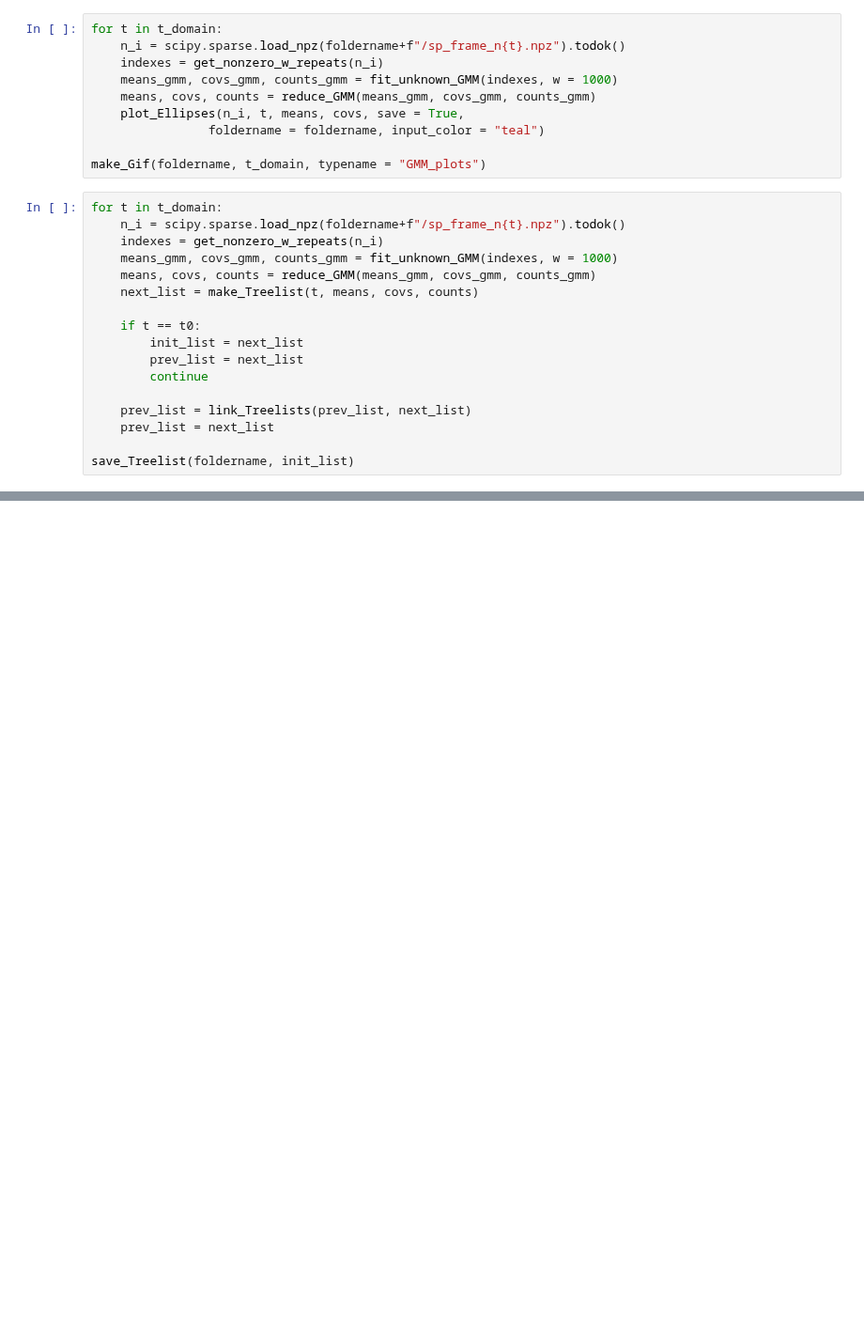
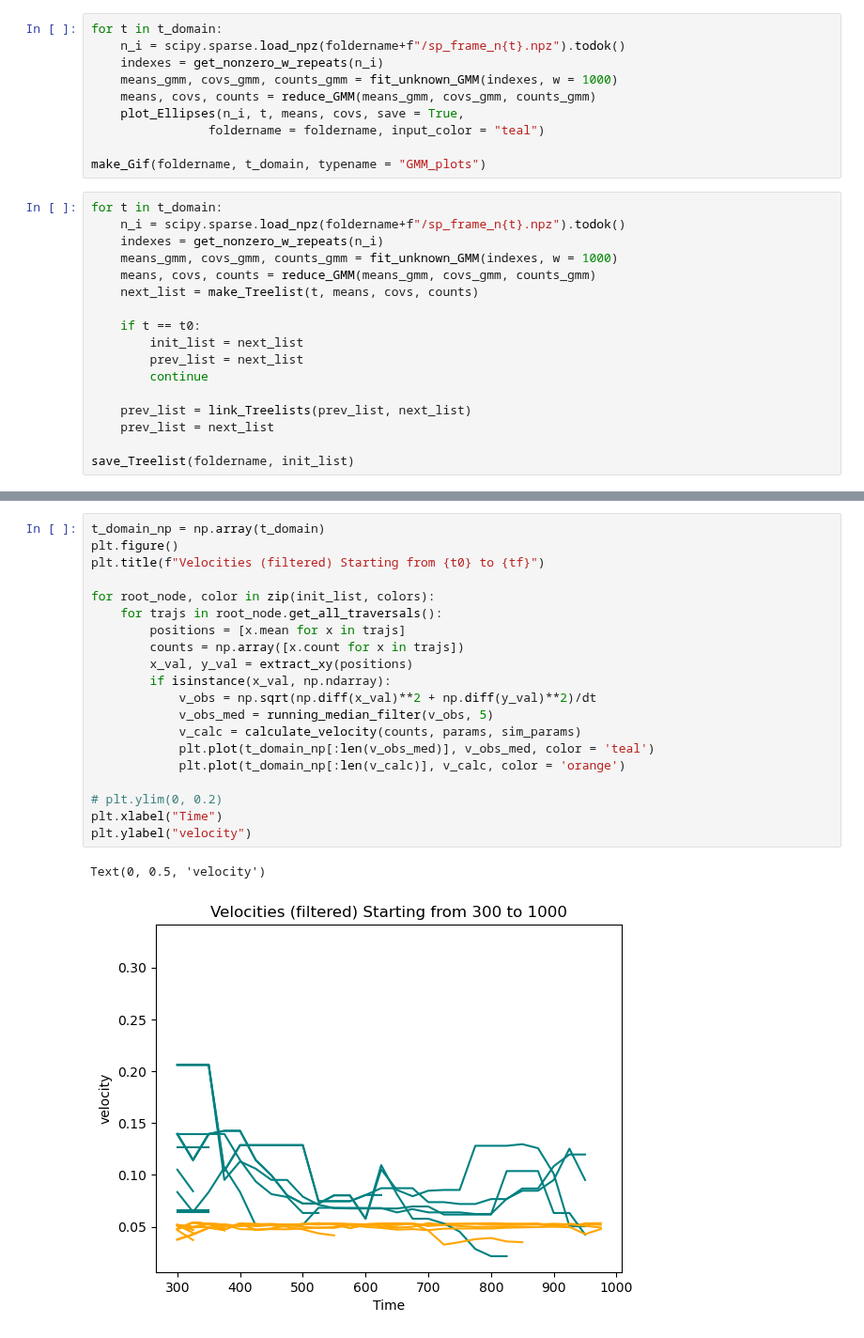
Before and after one commit to zhizhang1445/CRISPR_Sim, a Jupyter notebook: Unittest/tracking.ipynb, the cells around one changed output, grey strips where cells are left out. Shown at 94% size. Saved outputs shown, nothing was run; the diff lists cells and outputs as text; blank space fills up the shorter version.

```diff
--- a/Unittest/tracking.ipynb
+++ b/Unittest/tracking.ipynb
@@ -68,0 +98,23 @@ for root_node, color in zip(init_list, colors):
+# %%
+t_domain_np = np.array(t_domain)
+plt.figure()
+plt.title(f"Velocities (filtered) Starting from {t0} to {tf}")
+
+for root_node, color in zip(init_list, colors):
+    for trajs in root_node.get_all_traversals():
+        positions = [x.mean for x in trajs]
+        counts = np.array([x.count for x in trajs])
+        x_val, y_val = extract_xy(positions)
+        if isinstance(x_val, np.ndarray):
+            v_obs = np.sqrt(np.diff(x_val)**2 + np.diff(y_val)**2)/dt
+            v_obs_med = running_median_filter(v_obs, 5)
+            v_calc = calculate_velocity(counts, params, sim_params)
+            plt.plot(t_domain_np[:len(v_obs_med)], v_obs_med, color = 'teal')
+            plt.plot(t_domain_np[:len(v_calc)], v_calc, color = 'orange')
+
+# plt.ylim(0, 0.2)
+plt.xlabel("Time")
+plt.ylabel("velocity")
+# %% [output]
+Text(0, 0.5, 'velocity')
+[figure, added]
```
Also changed, not shown: parts of 3 cells of this notebook, 1 other file.
